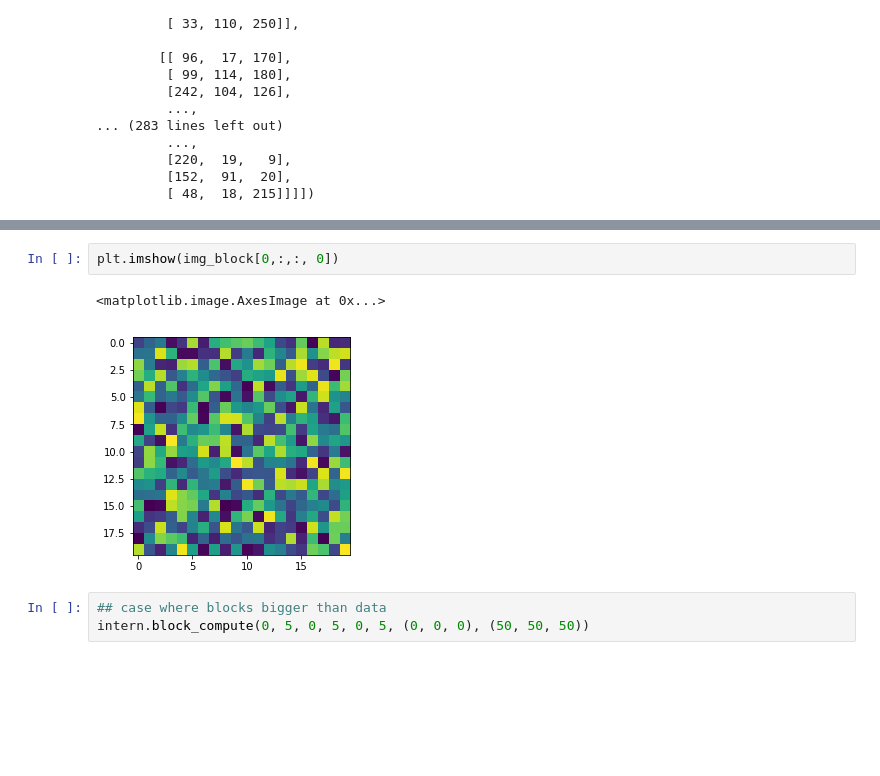
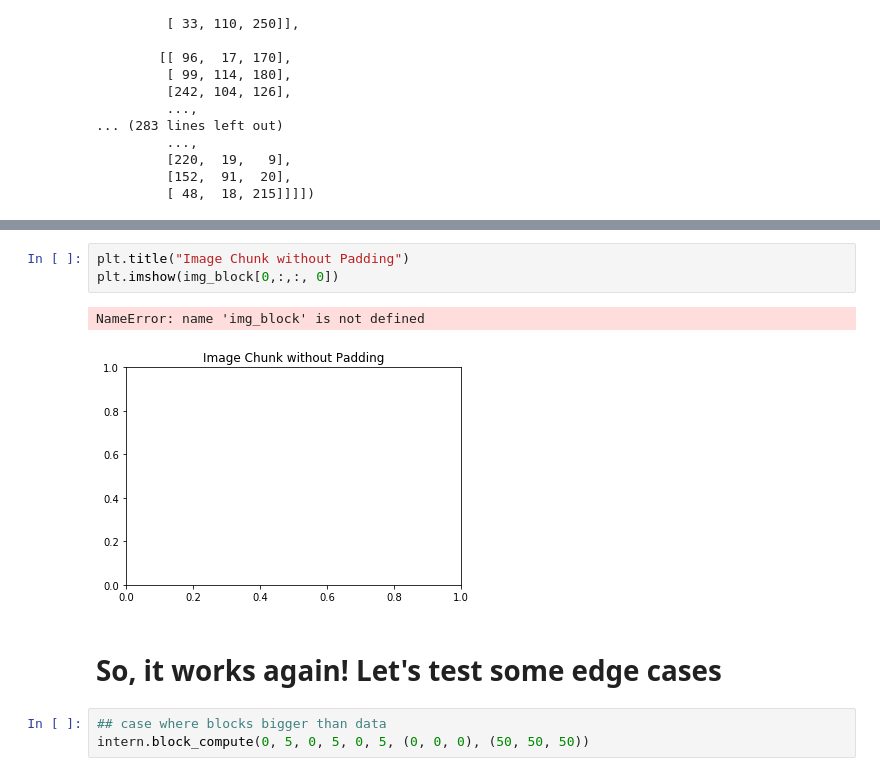
Before and after one commit to zainebrahim/nomads, a Jupyter notebook: source/richard/Image Splitting.ipynb, the cells around one changed output, grey strips where cells are left out. Drawn from its saved outputs; the diff is of its cells as text; blank space fills up the shorter version.

Commit message:
image splitting comments

```diff
--- a/source/richard/Image Splitting.ipynb
+++ b/source/richard/Image Splitting.ipynb
@@ -78,8 +91,11 @@ img_block = img[z_range[0]:z_range[1], y_range[0]:y_range[1], x_range[0]:x_range
 # %%
+plt.title("Image Chunk without Padding")
 plt.imshow(img_block[0,:,:, 0])
 # %% [output]
-<matplotlib.image.AxesImage at 0x...>
+NameError: name 'img_block' is not defined
-[figure, old version]
+[figure, new version]
+# %% [markdown]
+# So, it works again! Let's test some edge cases
 # %%
 ## case where blocks bigger than data
 intern.block_compute(0, 5, 0, 5, 0, 5, (0, 0, 0), (50, 50, 50))
```
Also changed, not shown: parts of 13 cells of this notebook.
